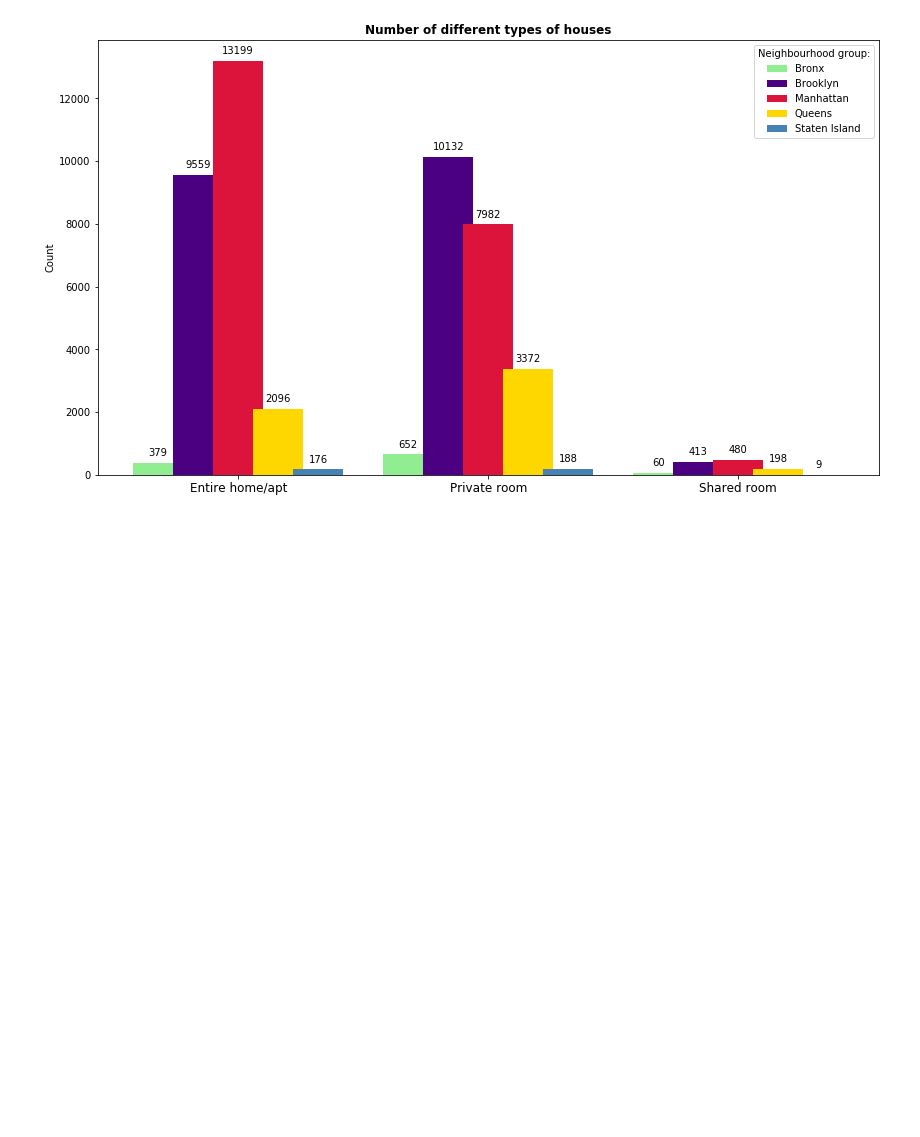
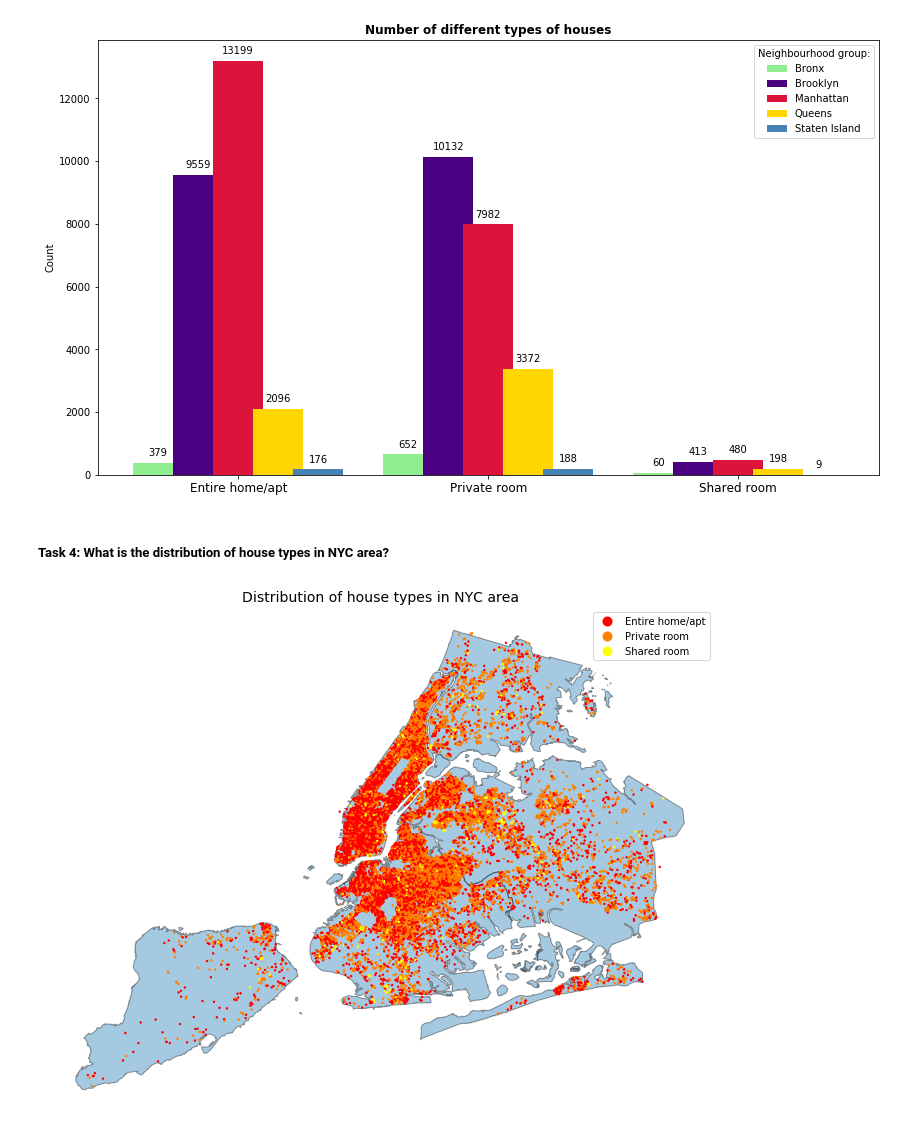
Before and after one commit to mcwilk/NYC_airbnb, a Jupyter notebook: NYC_airbnb_analysis.ipynb, the cells around one changed output. Drawn from its saved outputs; the diff is of its cells as text; code cells hidden in the pictures; blank space fills up the shorter version.

```diff
--- a/NYC_airbnb_analysis.ipynb
+++ b/NYC_airbnb_analysis.ipynb
@@ -209,3 +222,33 @@ save_plot("houses_types")
 plt.show()
 # %% [output]
 [figure]
+# %% [markdown]
+##### Task 4: What is the distribution of house types in NYC area?
+# %%
+# Load background NYC map available in geopandas datasets
+nyc_map = gpd.read_file(gpd.datasets.get_path('nybb'))
+
+# Convert data to Web Mercator (Mercator projection)
+nyc_map = nyc_map.to_crs(epsg=4326)
+crs = {'init': 'epsg:4326'}
+
+# Creating a GeoDataFrame from a DataFrame with coordinates
+nyc_map_data = gpd.GeoDataFrame(nyc_data, crs=crs,
+                                geometry=gpd.points_from_xy(nyc_data.longitude, nyc_data.latitude))
+# %%
+var = 'room_type'
+
+# Specify color for each house type
+color_dict = {'Entire home/apt': 'red', 'Private room': 'green', 'Shared room': 'blue'}
+
+fig, ax = plt.subplots(figsize=(12,12))
+nyc_map.plot(ax=ax, alpha=0.4, edgecolor='k')
+nyc_map_data.plot(column=var, ax=ax, cmap=plt.get_cmap("autumn") , marker='o', markersize=2, legend=True)
+plt.title("Distribution of house types in NYC area", size=14)
+plt.axis('off')
+
+save_plot("houses_distribution")
+
+plt.show()
+# %% [output]
+[figure, added]
```
Also changed, not shown: parts of 9 cells of this notebook.
